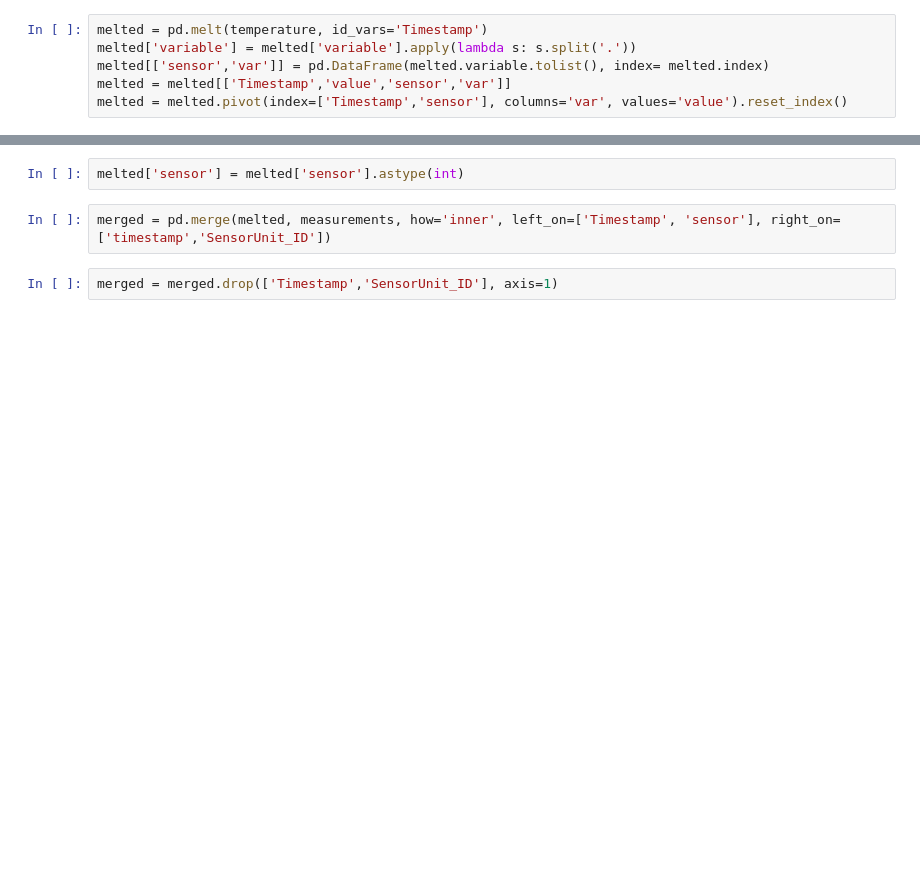
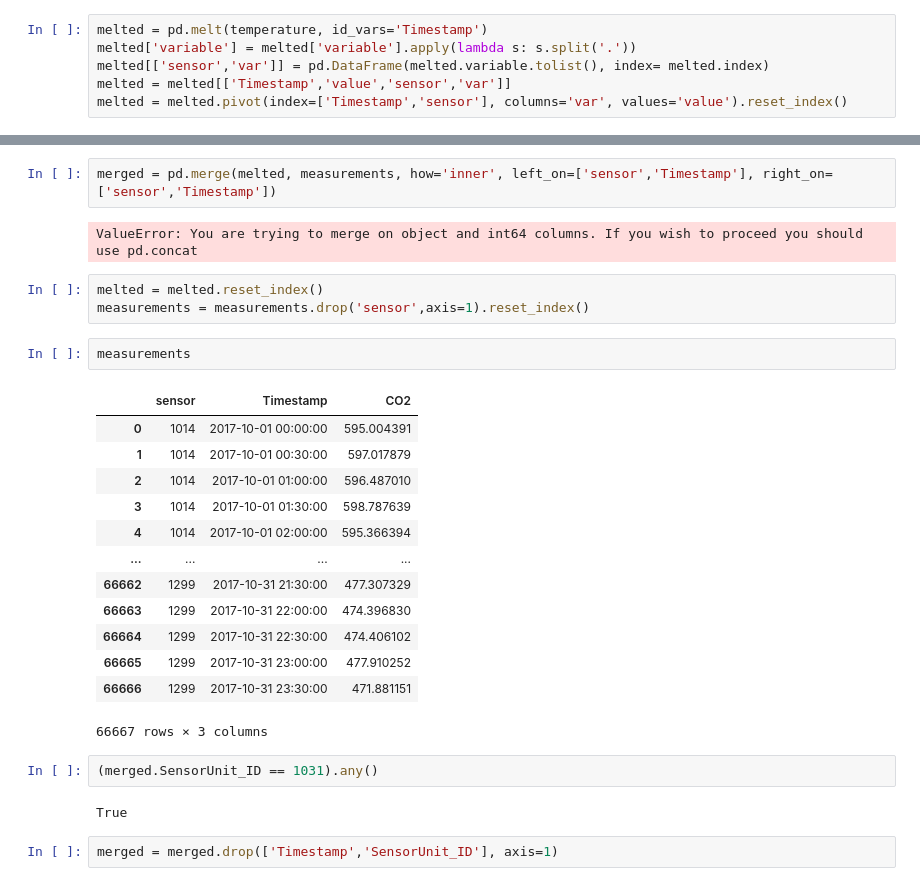
Before and after one commit to ayman-mezghani/dslab-hw1-Data_Science_with_CO2, a Jupyter notebook: notebooks/DSLab-homework1.ipynb, the cells around one changed output, grey strips where cells are left out. Drawn from its saved outputs; the diff is of its cells as text; blank space fills up the shorter version.

```diff
--- a/notebooks/DSLab-homework1.ipynb
+++ b/notebooks/DSLab-homework1.ipynb
@@ -130,7 +199,30 @@ melted
-# %%
-melted['sensor'] = melted['sensor'].astype(int)
 # %%
-merged = pd.merge(melted, measurements, how='inner', left_on=['Timestamp', 'sensor'], right_on=['timestamp','SensorUnit_ID'])
+merged = pd.merge(melted, measurements, how='inner', left_on=['sensor','Timestamp'], right_on=['sensor','Timestamp'])
+# %% [output]
+ValueError: You are trying to merge on object and int64 columns. If you wish to proceed you should use pd.concat
+# %%
+melted = melted.reset_index()
+measurements = measurements.drop('sensor',axis=1).reset_index()
+# %%
+measurements
+# %% [output]
+|  | sensor | Timestamp | CO2 |
+| 0 | 1014 | 2017-10-01 00:00:00 | 595.004391 |
+| 1 | 1014 | 2017-10-01 00:30:00 | 597.017879 |
+| 2 | 1014 | 2017-10-01 01:00:00 | 596.487010 |
+| 3 | 1014 | 2017-10-01 01:30:00 | 598.787639 |
+| 4 | 1014 | 2017-10-01 02:00:00 | 595.366394 |
+| ... | ... | ... | ... |
+| 66662 | 1299 | 2017-10-31 21:30:00 | 477.307329 |
+| 66663 | 1299 | 2017-10-31 22:00:00 | 474.396830 |
+| 66664 | 1299 | 2017-10-31 22:30:00 | 474.406102 |
+| 66665 | 1299 | 2017-10-31 23:00:00 | 477.910252 |
+| 66666 | 1299 | 2017-10-31 23:30:00 | 471.881151 |
+66667 rows × 3 columns
+# %%
+(merged.SensorUnit_ID == 1031).any()
+# %% [output]
+True
 # %%
 merged = merged.drop(['Timestamp','SensorUnit_ID'], axis=1)
 # %%
```
Also changed, not shown: parts of 17 cells of this notebook.
